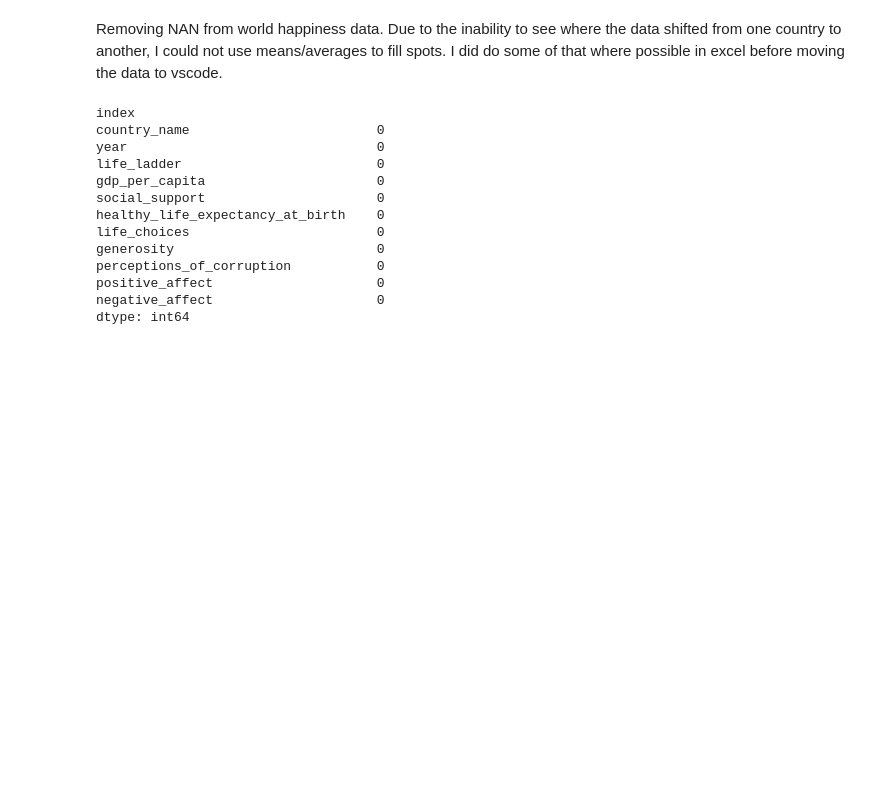
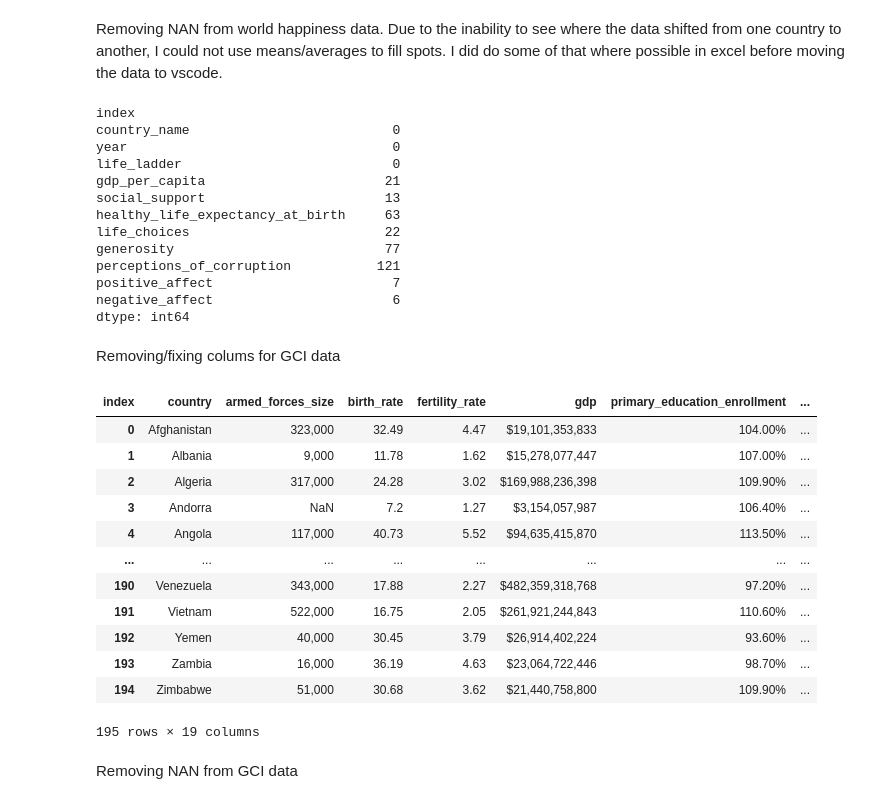
Before and after one commit to tara-hylton/world_happiness, a Jupyter notebook: world happiness.ipynb, the cells around one changed output. Drawn from its saved outputs; the diff is of its cells as text; code cells hidden in the pictures; blank space fills up the shorter version.

Commit message:
added another dataset and cleaned the data

```diff
--- a/world happiness.ipynb
+++ b/world happiness.ipynb
@@ -9,6 +9,7 @@ w_h_data = pd.read_csv('raw_data/WHR_2005-2024.csv')
 inf_data = pd.read_csv('raw_data/WHI_Inflation.csv')
 life_data = pd.read_csv('raw_data/Life_expectancy.csv')
 suicide_data = pd.read_csv('raw_data/Suicide_Rate.csv')
+gci_data = pd.read_csv('raw_data/world_data_2023.csv')
 # %% [markdown]
 Renamed/fixed the columns and sorted by year for world happiness dataframe.
 # %%
@@ -146,27 +145,56 @@ dtype: int64
 Removing NAN from world happiness data. Due to the inability to see where the data shifted from one country to another, I could not use means/averages to fill spots. I did do some of that where possible in excel before moving the data to vscode.
 # %%
 nan_count3 = w_h_data.isnull().sum()
-w_h_data['gdp_per_capita'] = w_h_data['gdp_per_capita'].fillna('No data')
-w_h_data['social_support'] = w_h_data['social_support'].fillna('No data')
-w_h_data['healthy_life_expectancy_at_birth'] = w_h_data['healthy_life_expectancy_at_birth'].fillna('No data')
-w_h_data['life_choices'] = w_h_data['life_choices'].fillna('No data')
-w_h_data['generosity'] = w_h_data['generosity'].fillna('No data')
-w_h_data['perceptions_of_corruption'] = w_h_data['perceptions_of_corruption'].fillna('No data')
-w_h_data['positive_affect'] = w_h_data['positive_affect'].fillna('No data')
-w_h_data['negative_affect'] = w_h_data['negative_affect'].fillna('No data')
+columns_to_fill3 = ['gdp_per_capita', 'social_support', 'healthy_life_expectancy_at_birth', 'life_choices', 'generosity', 'perceptions_of_corruption', 'positive_affect', 'negative_affect']
+for col in columns_to_fill3:
+    w_h_data[col] = w_h_data[col].fillna('No data')
 
 nan_count3
 # %% [output]
 index
-country_name                        0
-year                                0
-life_ladder                         0
-gdp_per_capita                      0
-social_support                      0
-healthy_life_expectancy_at_birth    0
-life_choices                        0
-generosity                          0
-perceptions_of_corruption           0
-positive_affect                     0
-negative_affect                     0
+country_name                          0
+year                                  0
+life_ladder                           0
+gdp_per_capita                       21
+social_support                       13
+healthy_life_expectancy_at_birth     63
+life_choices                         22
+generosity                           77
+perceptions_of_corruption           121
+positive_affect                       7
+negative_affect                       6
 dtype: int64
+# %% [markdown]
+Removing/fixing colums for GCI data
+# %%
+gci_data = gci_data.drop(['Density', 'Abbreviation', 'Agricultural Land( %)', 'Land Area(Km2)', 'Calling Code', 'Capital/Major City', 'Co2-Emissions', 'CPI', 'CPI Change (%)', 'Currency-Code', 'Forested Area (%)', 'Gasoline Price', 'Largest city', 'Official language', 'Urban_population', 'Total tax rate'], axis=1)
+gci_data_trans = gci_data.T.reset_index()
+gci_data_trans['index'] = gci_data_trans['index'].str.replace(' ', '_')
+gci_data_trans['index'] = gci_data_trans['index'].map(str.lower)
+
+reset_gci_data = gci_data_trans.set_index('index').T
+gci_data = reset_gci_data
+gci_data = gci_data.rename(columns={
+    'gross_primary_education_enrollment_(%)': 'primary_education_enrollment',
+    'gross_tertiary_education_enrollment_(%)': 'tertiary_education_enrollment',
+    'population:_labor_force_participation_(%)': 'labor_force_participation',
+    'tax_revenue_(%)': 'tax_revenue'
+})
+
+gci_data
+# %% [output]
+| index | country | armed_forces_size | birth_rate | fertility_rate | gdp | primary_education_enrollment | ... |
+| 0 | Afghanistan | 323,000 | 32.49 | 4.47 | $19,101,353,833 | 104.00% | ... |
+| 1 | Albania | 9,000 | 11.78 | 1.62 | $15,278,077,447 | 107.00% | ... |
+| 2 | Algeria | 317,000 | 24.28 | 3.02 | $169,988,236,398 | 109.90% | ... |
+| 3 | Andorra | NaN | 7.2 | 1.27 | $3,154,057,987 | 106.40% | ... |
+| 4 | Angola | 117,000 | 40.73 | 5.52 | $94,635,415,870 | 113.50% | ... |
+| ... | ... | ... | ... | ... | ... | ... | ... |
+| 190 | Venezuela | 343,000 | 17.88 | 2.27 | $482,359,318,768 | 97.20% | ... |
+| 191 | Vietnam | 522,000 | 16.75 | 2.05 | $261,921,244,843 | 110.60% | ... |
+| 192 | Yemen | 40,000 | 30.45 | 3.79 | $26,914,402,224 | 93.60% | ... |
+| 193 | Zambia | 16,000 | 36.19 | 4.63 | $23,064,722,446 | 98.70% | ... |
+| 194 | Zimbabwe | 51,000 | 30.68 | 3.62 | $21,440,758,800 | 109.90% | ... |
+195 rows × 19 columns
+# %% [markdown]
+Removing NAN from GCI data
```
Also changed, not shown: parts of 3 cells of this notebook, 2 other files.
